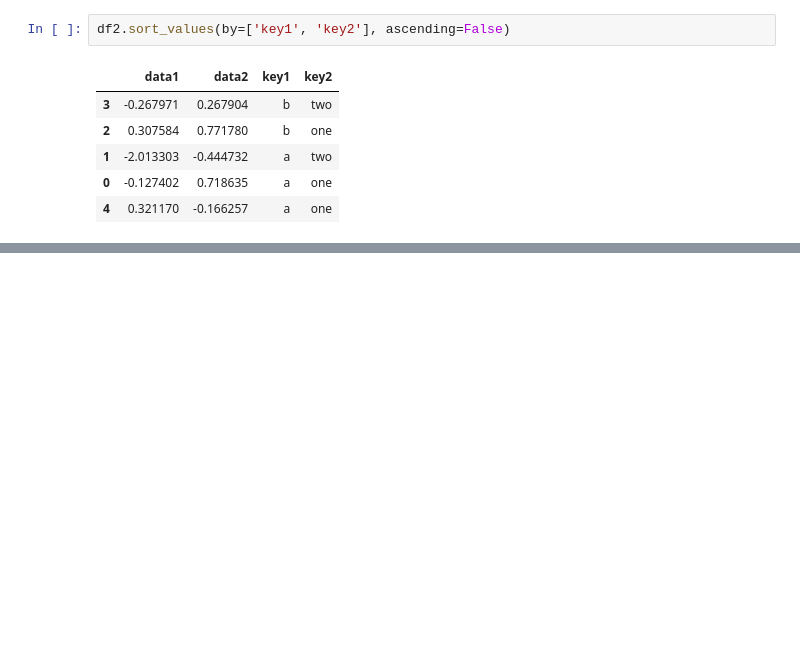
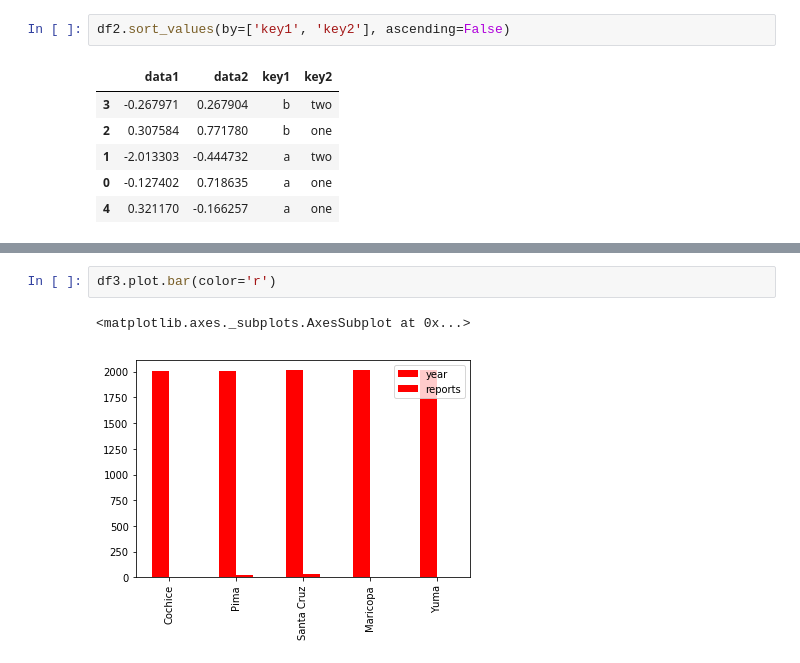
Before and after one commit to lizhicq/AI-course, a Jupyter notebook: 04 - 机器学习实战/W1 - LA House Price/Pandas CheatSheet.ipynb, the cells around one changed output, grey strips where cells are left out. Saved outputs shown, nothing was run; the diff lists cells and outputs as text; blank space fills up the shorter version.

```diff
--- a/04 - 机器学习实战/W1 - LA House Price/Pandas CheatSheet.ipynb
+++ b/04 - 机器学习实战/W1 - LA House Price/Pandas CheatSheet.ipynb
@@ -259,0 +383,5 @@ df2.sort_values(by=['key1', 'key2'], ascending=False)
+# %%
+df3.plot.bar(color='r')
+# %% [output]
+<matplotlib.axes._subplots.AxesSubplot at 0x...>
+[figure, added]
```
Also changed, not shown: parts of 26 cells of this notebook, 2 other files.
